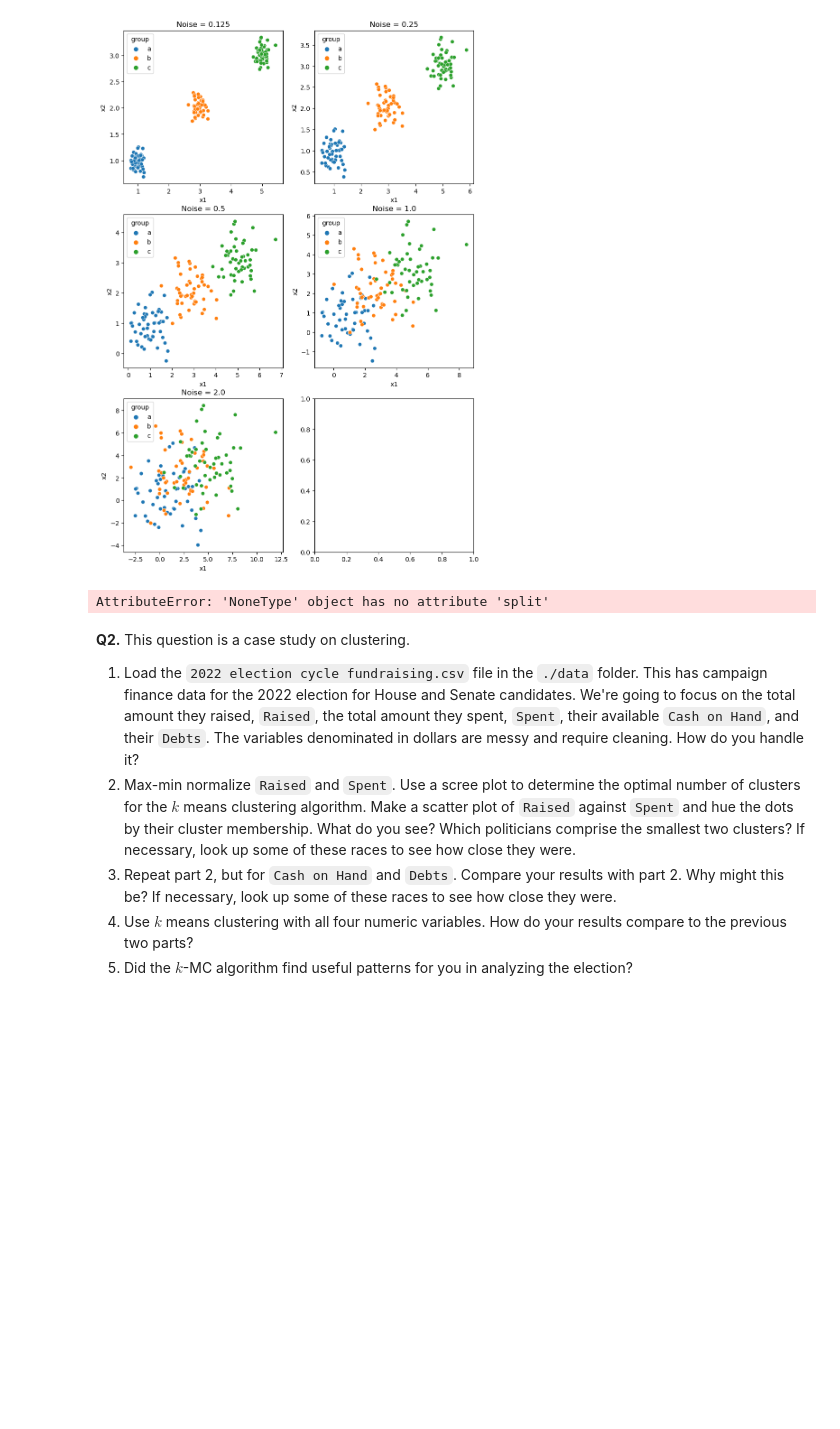
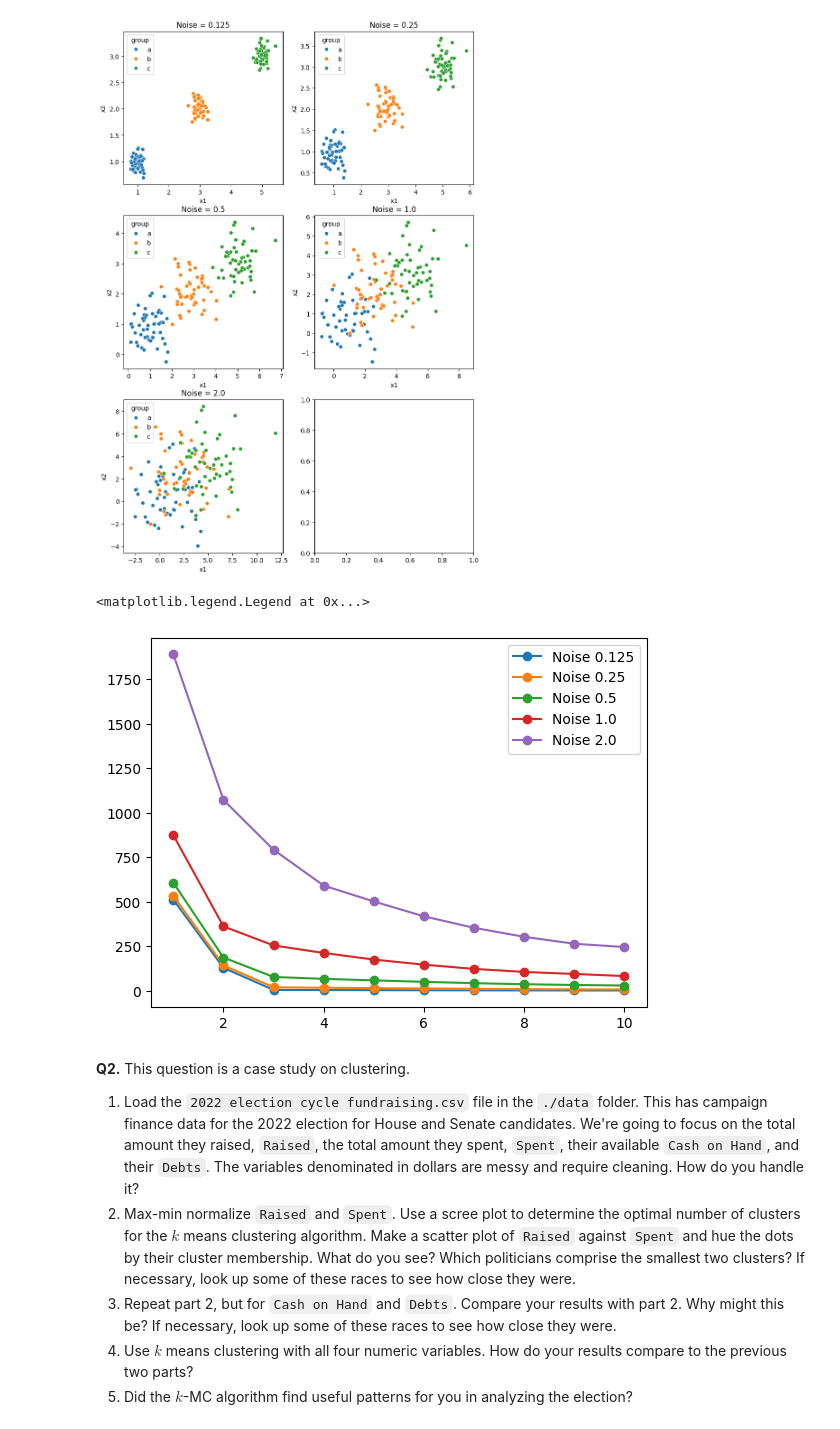
Before and after one commit to elaineliu05/clustering, a Jupyter notebook: assignment/assignment_clustering.ipynb, the cells around one changed output. Cells and saved outputs as stored; diff of their text form; code cells hidden in the pictures; blank space fills up the shorter version.

Commit message:
addignment_clustering

```diff
--- a/assignment/assignment_clustering.ipynb
+++ b/assignment/assignment_clustering.ipynb
@@ -79,31 +81,28 @@ plt.show()
 # %%
 #Create a scree plot for each of the datasets. Describe how the level of `noise` affects the scree plot (particularly the presence of a clear "elbow") and your ability to definitively select a $k$. (Pay attention to the vertical axis across plots, or put all the scree curves on a single canvas.)
 from sklearn.cluster import KMeans
 noises = [df0_125,df0_25,df0_5,df1_0,df2_0]
+labels = ['Noise 0.125', 'Noise 0.25', 'Noise 0.5', 'Noise 1.0', 'Noise 2.0']
 
 def maxmin(x): # Max-min scaler function
     x = (x-min(x))/(max(x)-min(x))
     return x
-# def compute_scree_plot(data, k_bar=10):
-#     SSE = []
-#     X = data[['x1', 'x2']].values  # Extract features
-#     for k in range(1, k_bar + 1):  # Start from 1 since k=0 is invalid
-#         model = KMeans(n_clusters=k, max_iter=300, n_init=10, random_state=0)
-#         model.fit(X)
-#         SSE.append(model.inertia_)
-#     return SSE
 
-for noise in noises:
+for i in range(5):
+    noise = noises[i]
+    label = labels[i]
     X = noise[['x1','x2']].values
     k_bar = 10
     SSE = [] # We'll store the training error here
     for k in range(k_bar): # For indices from 0 to k_bar-1
         model = KMeans(n_clusters=k+1, max_iter=300, n_init = 10, random_state=0) # Create a model for k
         model = model.fit(X) # Fit the model
         SSE.append(model.inertia_) # Record the sum of squared error for k in the SSE vector
-    scree_plot = sns.lineplot(x=np.arange(1,k_bar+1), y=SSE).set_title('Scree Plot') # Create scree plot
+    plt.plot(range(1, k_bar + 1), SSE, marker="o", label=label) # Create scree plot
+plt.legend()
 # %% [output]
-AttributeError: 'NoneType' object has no attribute 'split'
+<matplotlib.legend.Legend at 0x...>
+[figure, added]
 # %% [markdown]
 **Q2.** This question is a case study on clustering.
 
```
Also changed, not shown: parts of 4 cells of this notebook, 1 other file.
